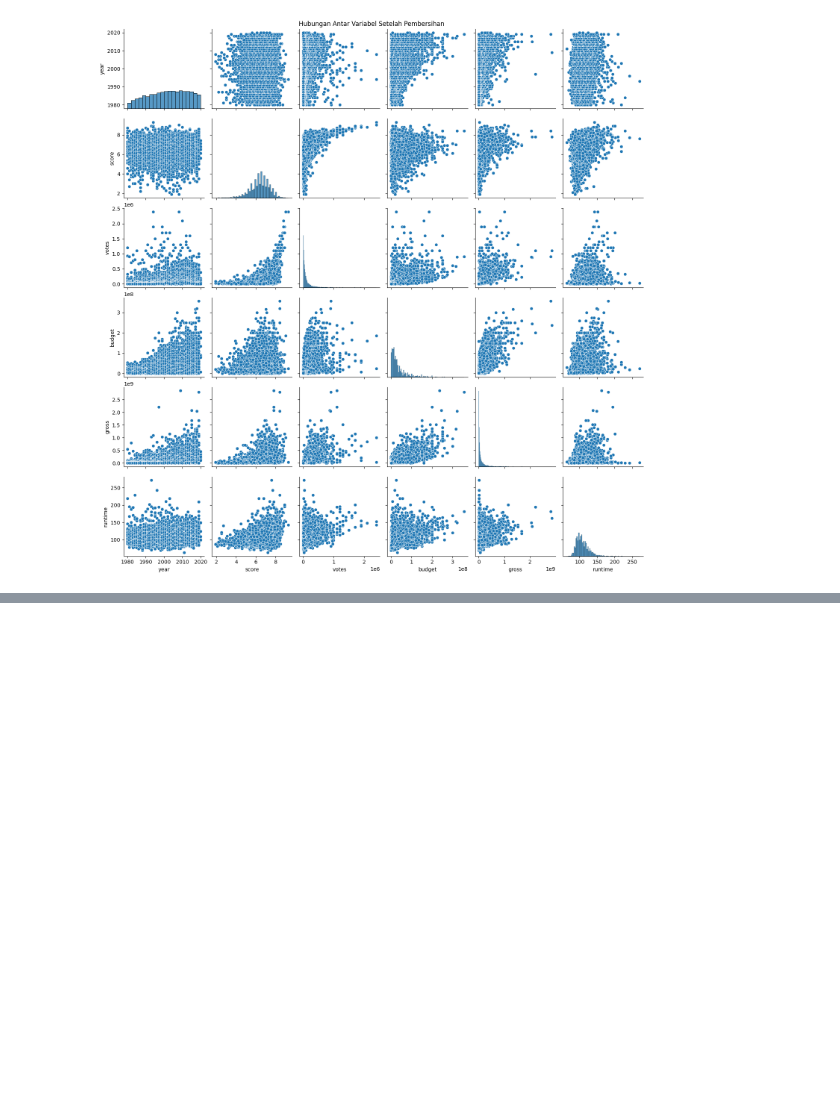
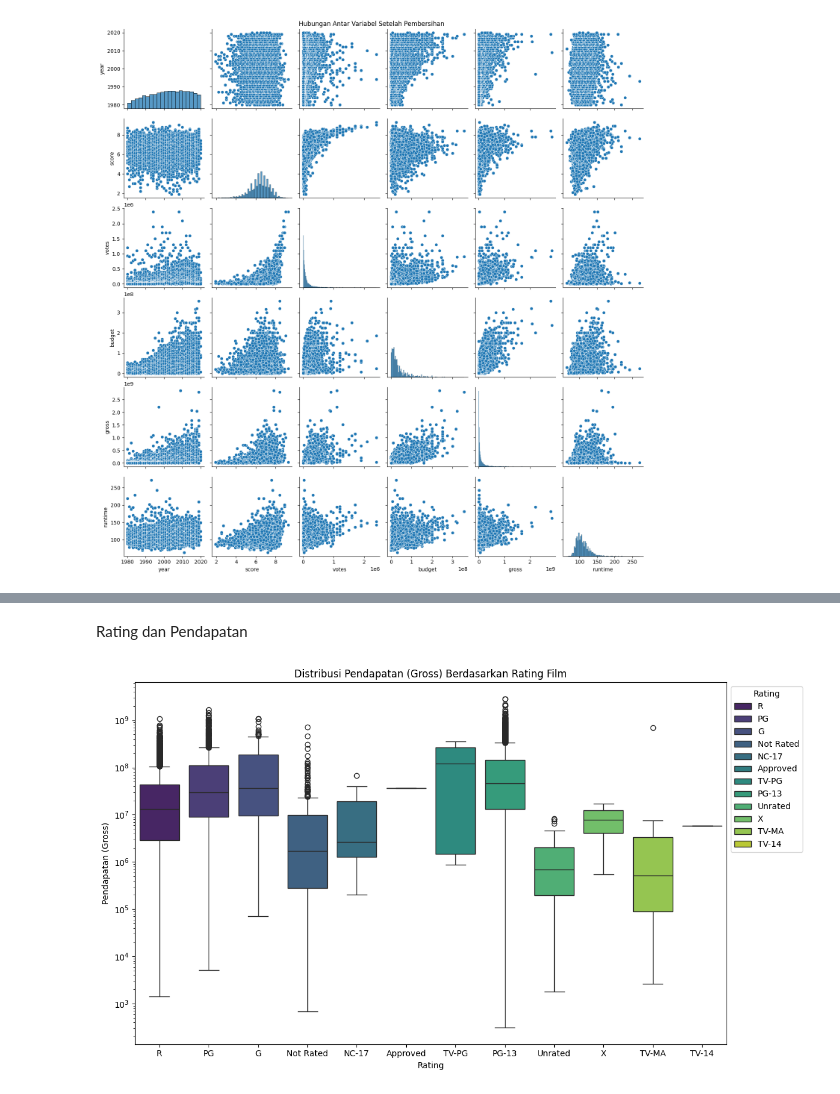
Before and after one commit to adzkykhairany/Movie-Analysis, a Jupyter notebook: movie.ipynb, the cells around one changed output, grey strips where cells are left out. Saved outputs shown, nothing was run; the diff lists cells and outputs as text; code cells hidden in the pictures; blank space fills up the shorter version.

```diff
--- a/movie.ipynb
+++ b/movie.ipynb
@@ -266,0 +140,15 @@ plt.show()
+# %% [markdown]
+Rating dan Pendapatan
+# %%
+# visualisasi distribusi pendapatan (gross) berdasarkan rating film
+plt.figure(figsize=(12, 7))
+sns.boxplot(data=df, x='rating', y='gross', palette='viridis', hue='rating', dodge=False)
+plt.title('Distribusi Pendapatan (Gross) Berdasarkan Rating Film')
+plt.xlabel('Rating')
+plt.ylabel('Pendapatan (Gross)')
+plt.legend(title='Rating', bbox_to_anchor=(1, 1), loc='upper left')
+plt.yscale('log')
+plt.tight_layout()
+plt.show()
+# %% [output]
+[figure, added]
```
Also changed, not shown: parts of 16 cells of this notebook, 5 other files.
